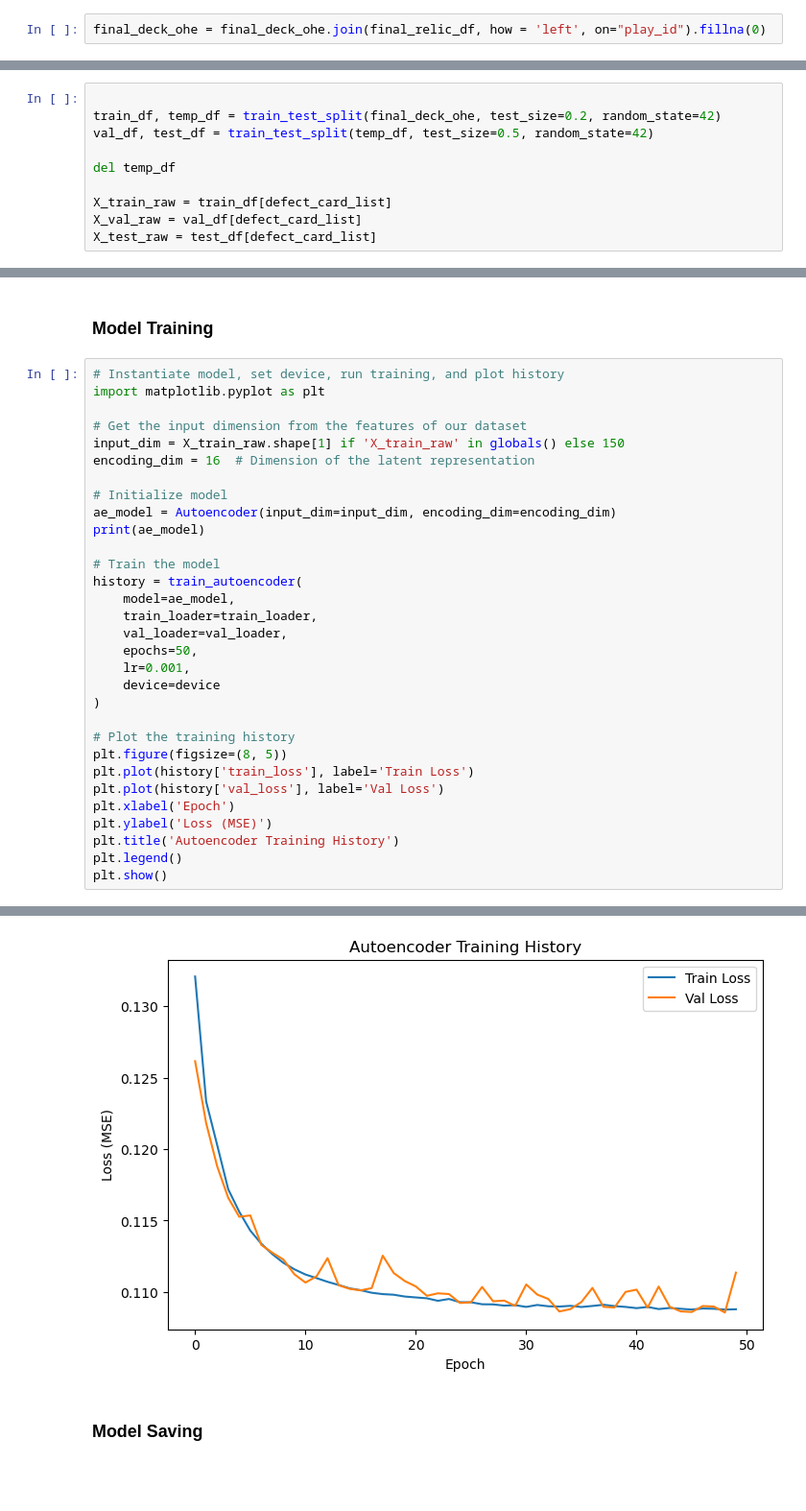
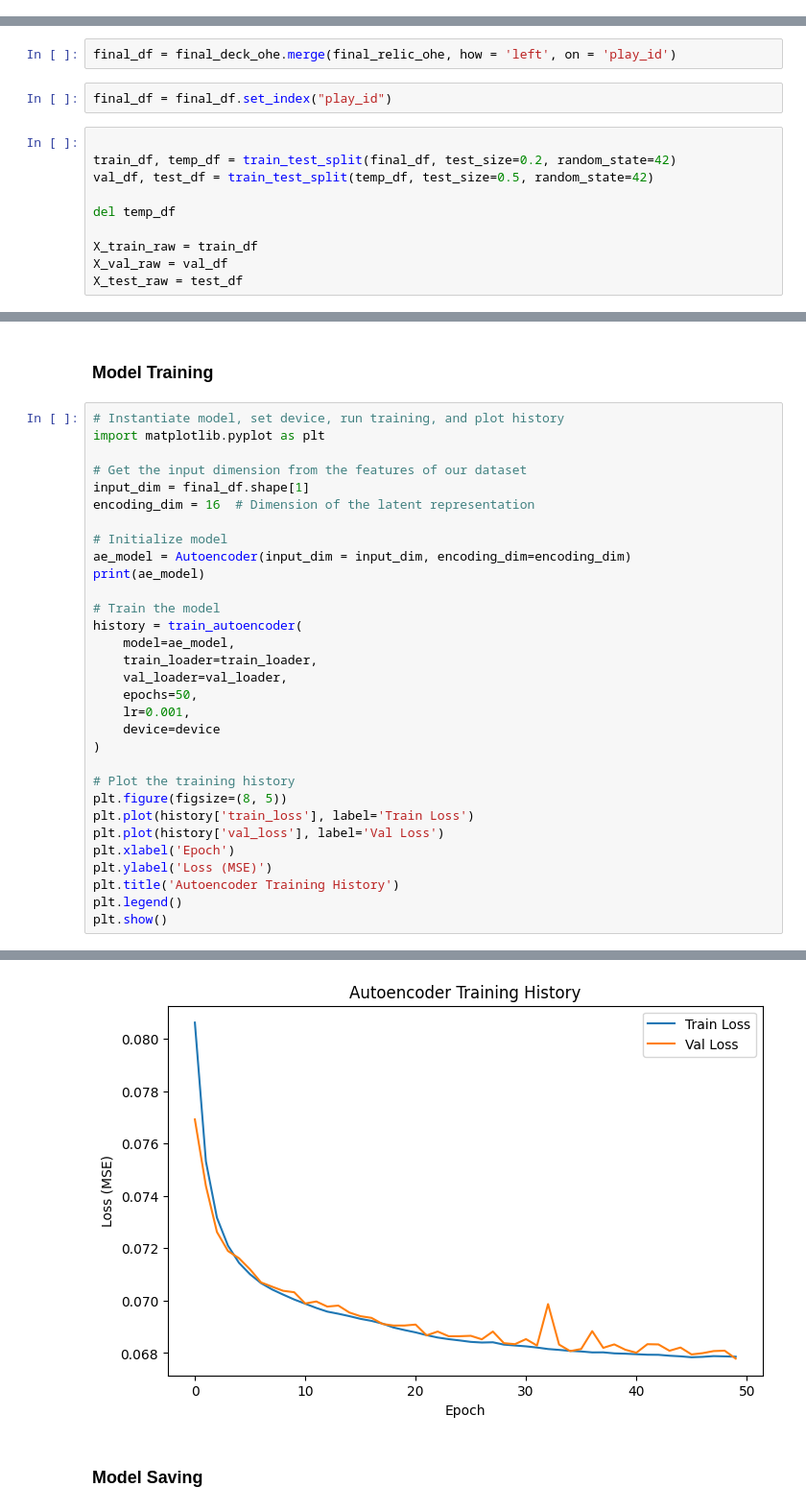
Before and after one commit to snikenbusper/slay-the-spire-defect-card-drafting, a Jupyter notebook: Analysis.ipynb, the cells around one changed output, grey strips where cells are left out. Shown at 96% size. Drawn from its saved outputs; the diff is of its cells as text; blank space fills up the shorter version.

Commit message:
retrain model

```diff
--- a/Analysis.ipynb
+++ b/Analysis.ipynb
@@ -452,2 +473,0 @@ final_deck_ohe.set_index('play_id', inplace = True)
-# %%
-final_deck_ohe = final_deck_ohe.join(final_relic_df, how = 'left', on="play_id").fillna(0)
@@ -469,13 +474,17 @@ final_deck_ohe = final_deck_ohe.join(final_relic_df, how = 'left', on="play_id")
+# %%
+final_df = final_deck_ohe.merge(final_relic_ohe, how = 'left', on = 'play_id')
+# %%
+final_df = final_df.set_index("play_id")
 # %%
 
-train_df, temp_df = train_test_split(final_deck_ohe, test_size=0.2, random_state=42)
+train_df, temp_df = train_test_split(final_df, test_size=0.2, random_state=42)
 val_df, test_df = train_test_split(temp_df, test_size=0.5, random_state=42)
 
 del temp_df
 
-X_train_raw = train_df[defect_card_list]
-X_val_raw = val_df[defect_card_list]
-X_test_raw = test_df[defect_card_list]
+X_train_raw = train_df
+X_val_raw = val_df
+X_test_raw = test_df
 # %%
 class DeckState(Dataset):
     def __init__(self, data):
@@ -601,11 +608,11 @@ def train_autoencoder(model, train_loader, val_loader, epochs=50, lr=1e-3, devic
 import matplotlib.pyplot as plt
 
 # Get the input dimension from the features of our dataset
-input_dim = X_train_raw.shape[1] if 'X_train_raw' in globals() else 150
+input_dim = final_df.shape[1]
 encoding_dim = 16  # Dimension of the latent representation
 
 # Initialize model
-ae_model = Autoencoder(input_dim=input_dim, encoding_dim=encoding_dim)
+ae_model = Autoencoder(input_dim = input_dim, encoding_dim=encoding_dim)
 print(ae_model)
 
 # Train the model
@@ -648,4 +655,4 @@ Epoch [50/50] - Train Loss: 0.108800 - Val Loss: 0.111364
-[figure, old version]
+[figure, new version]
 # %% [markdown]
 ### Model Saving
 # %%
```
Also changed, not shown: parts of 20 cells of this notebook, 1 other file.
